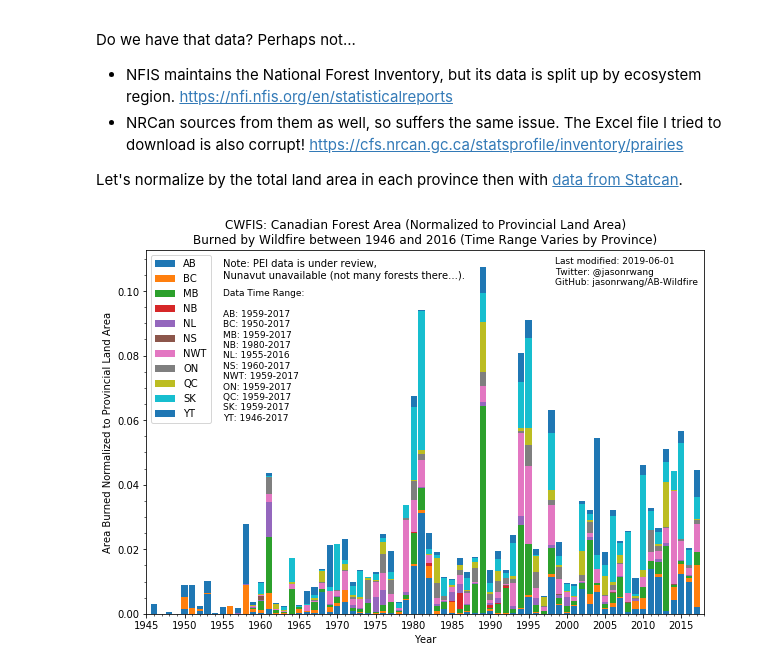
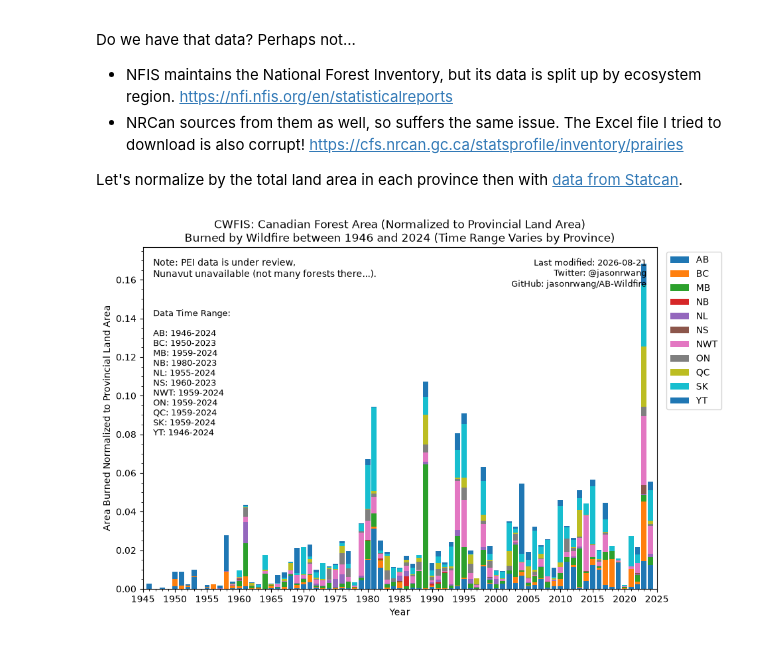
Before and after one commit to jasonrwang/AB-Wildfire, a Jupyter notebook: CA-Wildfire.ipynb, the cells around one changed output. Saved outputs shown, nothing was run; the diff lists cells and outputs as text; code cells hidden in the pictures.

```diff
--- a/CA-Wildfire.ipynb
+++ b/CA-Wildfire.ipynb
@@ -58,8 +89,8 @@ PC_mapping =    {
     'MB': ['PC-RM','PC-WP'],
     'NB': [],
     'NL': ['NL-LAB','PC-TN'],
-    'NS' :['PC-KE',],
-    'NWT': ['PC-NA','PC-NC'],
+    'NS' :['PC-KE','PC-SE'],  # PC-SE: Sable Island NPR, established 2013
+    'NWT': ['PC-NA','PC-NC','PC-TH','PC-NI'],  # PC-TH: Thaidene Nene (2019), PC-NI: Naats'ihch'oh (2012)
     'ON': ['PC-PU'],
     'QC': ['PC-LM'],
     'SK': ['PC-GR', 'PC-PA'],
@@ -82,7 +113,14 @@ for province in agencies:
         for keys, values in PC_mapping.items():
             if(province in values): df_append['Province'] = keys
 
-        df_full = df_full.append(df_append)
+        df_full = pd.concat([df_full, df_append])
+
+# Drop any Parks Canada code PC_mapping doesn't recognize (e.g. a newly established park)
+# rather than letting it masquerade as its own 'province'.
+unmapped = df_full.loc[df_full['Province'].str.startswith('PC-'), 'Province'].unique()
+if len(unmapped):
+    print(f"Dropping unmapped Parks Canada code(s), add to PC_mapping to include: {list(unmapped)}")
+    df_full = df_full[~df_full['Province'].str.startswith('PC-')]
 
 # Finally, clean df_full by aggregating by year
 df_full = df_full.groupby(by=['Province','Year']).sum().reset_index()
@@ -163,41 +215,48 @@ for key, values in landarea.items():
 # %%
 fig = plt.figure(figsize=(10,6.7))
 ax = fig.add_subplot(111)
 
 bottom = pd.Series(0, yr_range)
 
 for province in agencies:
     # First normalize by land area
     df_full.loc[df_full['Province'] == province,'Area_Norm'] = \
         df_full.loc[df_full['Province'] == province,'Area'] / landarea[province]
     # Now extract by province
     df_province = df_full[df_full['Province'] == province]
     plt.bar(df_province['Year'].values, df_province['Area_Norm'].values, label=province, bottom=bottom.values)
     bottom += df_province['Area_Norm'].values
 
+last_year = int(df_full['Year'].max())
+first_year = int(df_full['Year'].min())
+# Use only years with real reported activity for each province's range (df_full is
+# zero-filled for every province x year in yr_range, so an unconditional min/max would
+# just report the same overall range for every province).
+df_reported = df_full[df_full['Area'] > 0]
+prov_notes = 'Data Time Range:\n\n' + '\n'.join(
+    f"{p}: {int(df_reported.loc[df_reported.Province == p, 'Year'].min())}-{int(df_reported.loc[df_reported.Province == p, 'Year'].max())}"
+    for p in sorted(agencies)
+)
+
 ax.set(xlabel = 'Year',
        ylabel='Area Burned Normalized to Provincial Land Area',
-       title = 'CWFIS: Canadian Forest Area (Normalized to Provincial Land Area)\nBurned by Wildfire between 1946 and 2016 (Time Range Varies by Province)')
-ax.legend(loc = 'upper left')
+       title = f'CWFIS: Canadian Forest Area (Normalized to Provincial Land Area)\nBurned by Wildfire between {first_year} and {last_year} (Time Range Varies by Province)')
+ax.legend(loc='upper left', bbox_to_anchor=(1.01, 1))
 
-ax.set_xticks(range(1945, 2021, 5))
+ax.set_xticks(range(1945, last_year + 6, 5))
 plt.minorticks_on()
-ax.set_xlim([1945, 2018])
+ax.set_xlim([1945, last_year + 1])
 
-credit = 'Last modified: 2019-06-01\nTwitter: @jasonrwang\nGitHub: jasonrwang/AB-Wildfire'
-plt.text(1998.5, 0.102, credit, fontsize=9, horizontalalignment='left')
-plt.text(1955, 0.104, 'Note: PEI data is under review,\nNunavut unavailable (not many forests there...).',
-         fontsize=10, horizontalalignment='left')
-prov_notes = str('Data Time Range:\n\n'+
-                 'AB: 1959-2017\nBC: 1950-2017\nMB: 1959-2017\nNB: 1980-2017\n'+
-                 'NL: 1955-2016\nNS: 1960-2017\nNWT: 1959-2017\nON: 1959-2017\n'+
-                 'QC: 1959-2017\nSK: 1959-2017\nYT: 1946-2017')
-plt.text(1955, 0.06, prov_notes, fontsize=9, horizontalalignment='left')
+credit = 'Last modified: 2026-08-21\nTwitter: @jasonrwang\nGitHub: jasonrwang/AB-Wildfire'
+ax.text(0.98, 0.97, credit, fontsize=9, ha='right', va='top', transform=ax.transAxes)
+ax.text(0.02, 0.97, 'Note: PEI data is under review,\nNunavut unavailable (not many forests there...).',
+        fontsize=10, ha='left', va='top', transform=ax.transAxes)
+ax.text(0.02, 0.82, prov_notes, fontsize=9, ha='left', va='top', transform=ax.transAxes)
 
 # # Save the the figure for other uses
-plt.savefig('img/CADWildfires_1946-2016_NORM.png')
+plt.savefig('img/CADWildfires_1946-2016_NORM.png', bbox_inches='tight')
 plt.show()
 # %% [output]
-[figure, old version]
+[figure, new version]
 # %%
 df_full.to_csv('data/CAWildfires_1946-2017.csv', index=False)
```
Also changed, not shown: parts of 7 cells of this notebook, 20 other files.
